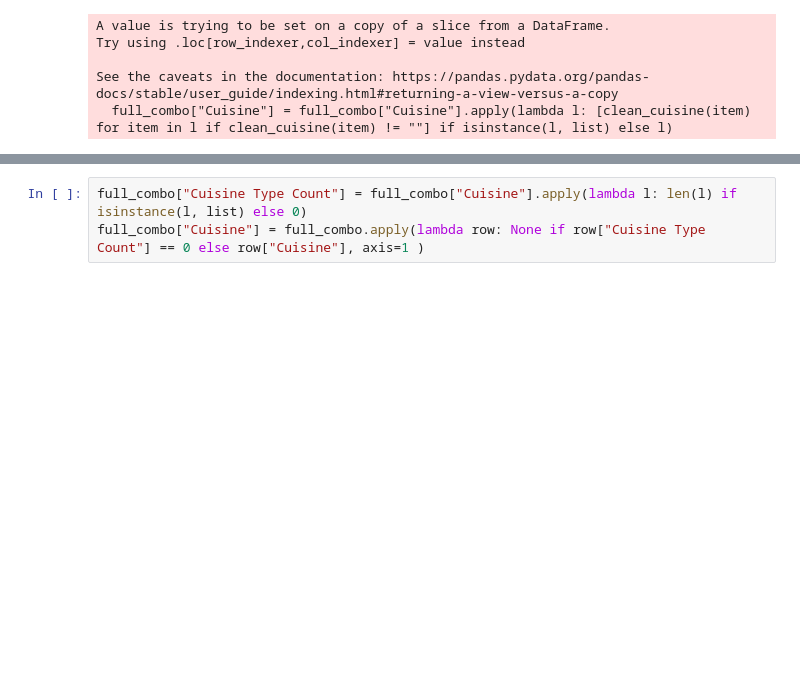
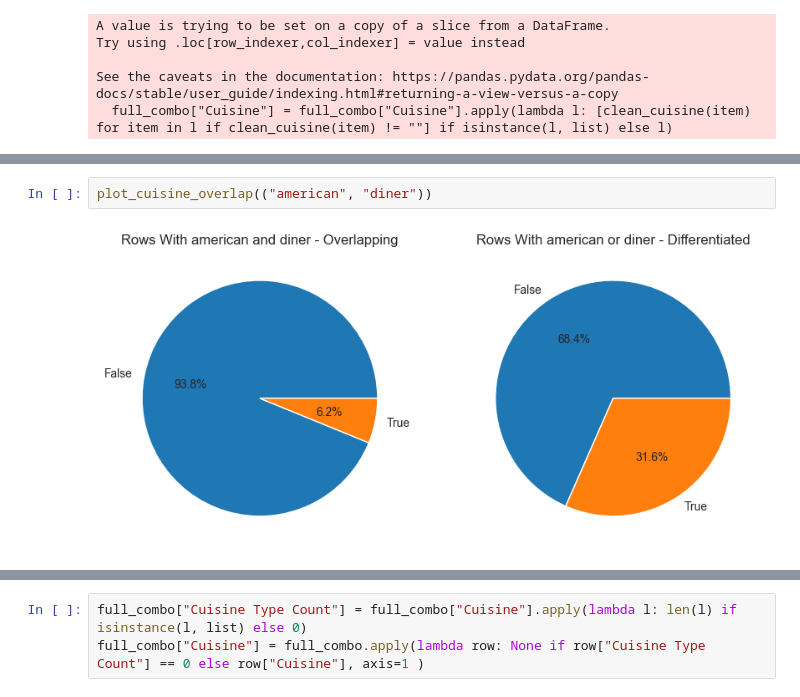
Before and after one commit to PrinCons/RestRecs, a Jupyter notebook: models/research/cuisine_exploration.ipynb, the cells around one changed output, grey strips where cells are left out. Saved outputs shown, nothing was run; the diff lists cells and outputs as text; blank space fills up the shorter version.

```diff
--- a/models/research/cuisine_exploration.ipynb
+++ b/models/research/cuisine_exploration.ipynb
@@ -132,0 +408,4 @@ See the caveats in the documentation: https://pandas.pydata.org/pandas-docs/stab
+# %%
+plot_cuisine_overlap(("american", "diner"))
+# %% [output]
+[figure, added]
```
Also changed, not shown: parts of 85 cells of this notebook.
